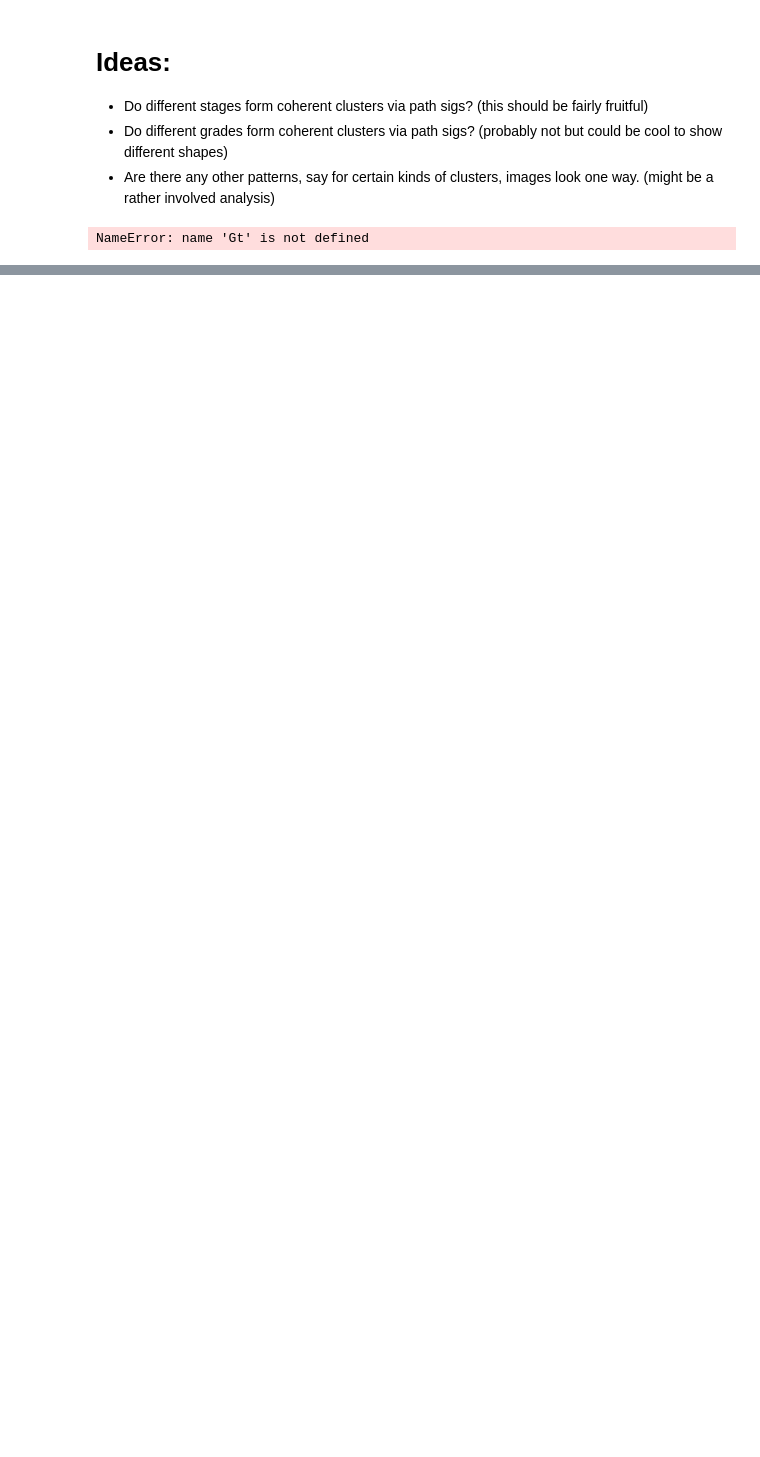
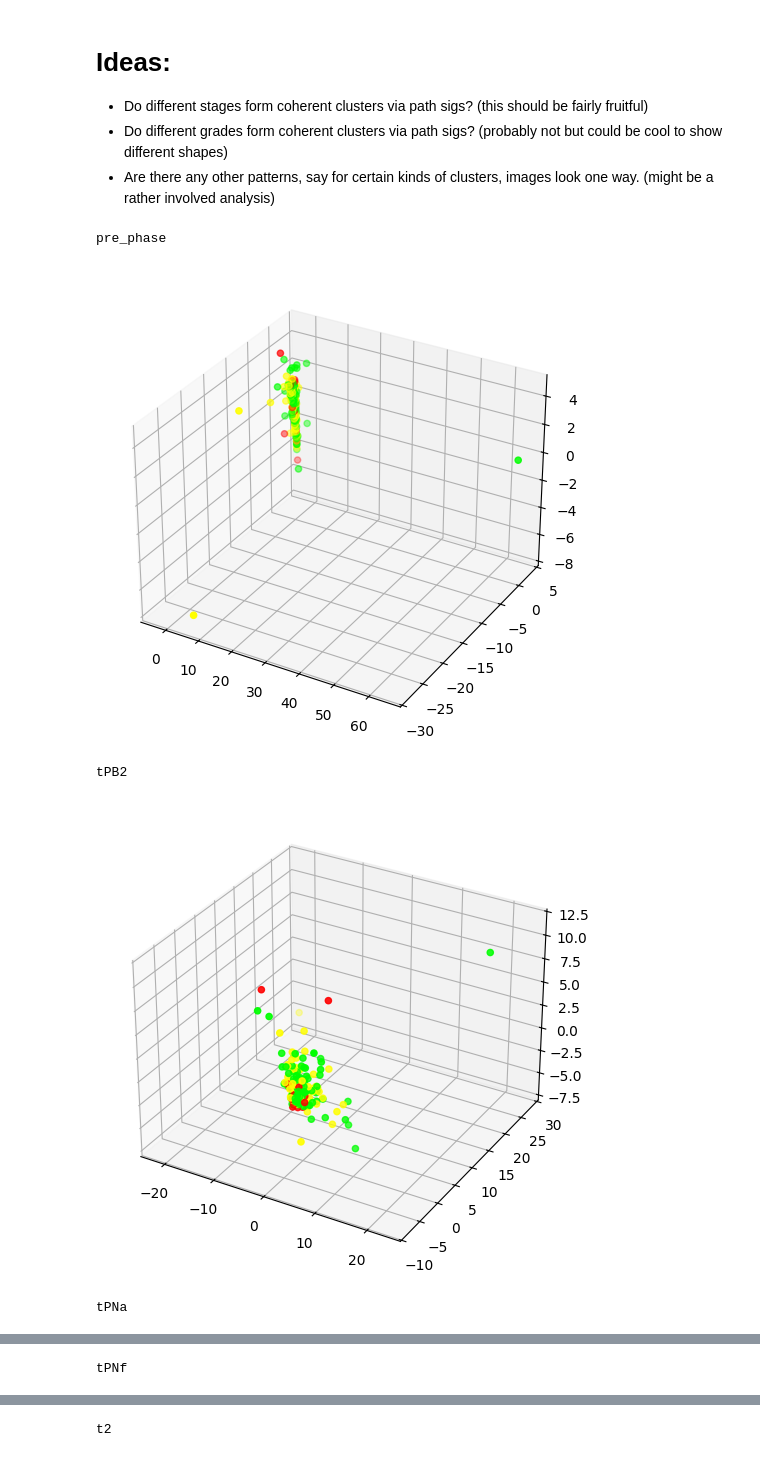
Before and after one commit to UW-Madison-CBML/MORFEA, a Jupyter notebook: analysis/qual_analysis.ipynb, the cells around one changed output, grey strips where cells are left out. Drawn from its saved outputs; the diff is of its cells as text; code cells hidden in the pictures; blank space fills up the shorter version.

```diff
--- a/analysis/qual_analysis.ipynb
+++ b/analysis/qual_analysis.ipynb
@@ -59,60 +59,32 @@ def path_sig_agg(group):
     pca_traj = group[pca_cols].to_numpy()
     path_sig = get_path_sig(pca_traj, path_sig_depth, time_offsets=TIME_OFFSET)
     out_df = pd.DataFrame(path_sig[None, :], columns = ps_cols)
-    out_df["grade"] = [group.iloc[0]["TE"]] # the second key is 'phase'
+    out_df["phase"] = [group.name[1]] # the second key is 'phase'
+    out_df["grade"] = [group.iloc[0]["TE"]]
     return out_df
 path_sig_df = df.groupby(["embryo_id", "phase"]).progress_apply(path_sig_agg).reset_index(drop=True)
 # %%
 %matplotlib inline
 GRADES = ["A","B", "C"]
+GRADE_COLORS = {"A":"#00FF00", "B":"#FFFF00", "C":"#FF0000"}
 path_sig_df["grade_indices"]  = [GRADES.index(p) for p in path_sig_df['grade'].to_list()]
-X = path_sig_df[ps_cols].to_numpy()
-y = path_sig_df["grade_indices"].to_numpy()
-# X must be positive for whatever reason
-X = X + np.abs(X.min())
-new_X = PCA(n_components=3).fit_transform(StandardScaler().fit_transform(SelectKBest(chi2, k=3).fit_transform(X, y)))
-fig, ax = plt.subplots(figsize=(8,6), subplot_kw={"projection":"3d"})
-ax.scatter(new_X[:,0], new_X[:,1], new_X[:,2], c=y, cmap='tab20c', vmin=0, vmax=19)
-plt.show()
-plt.close(fig)
 
-
-#Let's try random forest classification
-clf = RandomForestClassifier(max_depth=4, random_state=0)
-path_sig_df = path_sig_df.sample(frac=1, replace=False)
-train_df = path_sig_df.iloc[:int(0.8 * len(path_sig_df))]
-val_df = path_sig_df.iloc[int(0.8 * len(path_sig_df)):]
-X = train_df[ps_cols].to_numpy()
-y = train_df["grade_indices"].to_numpy()
-clf.fit(X, y)
-
-pred = clf.predict(val_df[ps_cols].to_numpy())
-gt = val_df["grade_indices"].to_numpy()
-(_,_,f), cm = prfcm(torch.from_numpy(gt), torch.from_numpy(pred), len(GRADES))
-fig, ax = plt.subplots(figsize=(8,6))
-disp_cm(cm.numpy(), GRADES, fig, ax)
-plt.show()
-plt.close(fig)
-print(cm.numpy(), "\n", f.numpy())
-# now let's look at
-path_sigs = path_sig_df[ps_cols].to_numpy()
-
-# we want to remove outliers
-path_sigs_mean = path_sigs.mean(axis=0)
-path_sigs_std_dev = path_sigs.std()
-path_sigs_dists = cdist(path_sigs, path_sigs_mean[None,:]).squeeze(1)
-path_sigs_mask = path_sigs_dists < (path_sigs_std_dev * 1.8)
-# remove outliers
-normed_path_sig_df = path_sig_df[path_sigs_mask]
-
-normed_path_sigs = StandardScaler().fit_transform(normed_path_sig_df[ps_cols].to_numpy())
-print(np.isnan(normed_path_sigs).sum())
-visual_ps = PCA(n_components=3).fit_transform(normed_path_sigs)
-visual_ps_colors = normed_path_sig_df["grade_indices"]
-fig, ax = plt.subplots(figsize=(8,6), subplot_kw={"projection":"3d"})
-ax.scatter(visual_ps[:,0], visual_ps[:,1], visual_ps[:,2], c=visual_ps_colors, cmap='tab20c', vmin=0, vmax=19)
-plt.show()
-plt.close(fig)
-plt.close()
+for p in StageDataset.PHASES:
+    print(p)
+    phase_path_sig_df = path_sig_df[path_sig_df['phase'] == p]
+    if len(phase_path_sig_df) == 0:
+        continue
+    normed_path_sigs = StandardScaler().fit_transform(phase_path_sig_df[ps_cols].to_numpy())
+    visual_ps = PCA(n_components=3).fit_transform(normed_path_sigs)
+    visual_ps_colors = [GRADE_COLORS[GRADES[g]] for g in phase_path_sig_df["grade_indices"].to_list()]
+    fig, ax = plt.subplots(figsize=(8,6), subplot_kw={"projection":"3d"})
+    ax.scatter(visual_ps[:,0], visual_ps[:,1], visual_ps[:,2], c=visual_ps_colors, vmin=0, vmax=19)
+    plt.show()
+    plt.close(fig)
+    plt.close()
 # %% [output]
-NameError: name 'Gt' is not defined
+pre_phase
+[figure, added]
+tPB2
+[figure, added]
+tPNa
@@ -118,0 +92 @@ NameError: name 'Gt' is not defined
+tPNf
@@ -118,0 +94 @@ NameError: name 'Gt' is not defined
+t2
```
Also changed, not shown: parts of 1 cell of this notebook.
